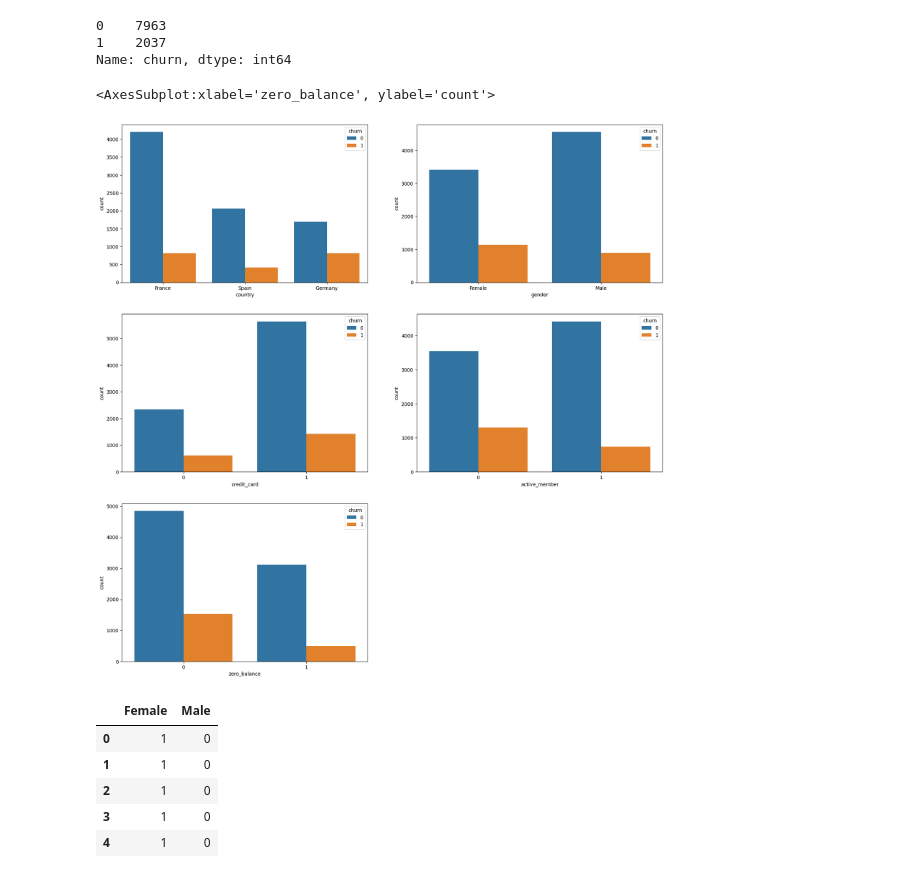
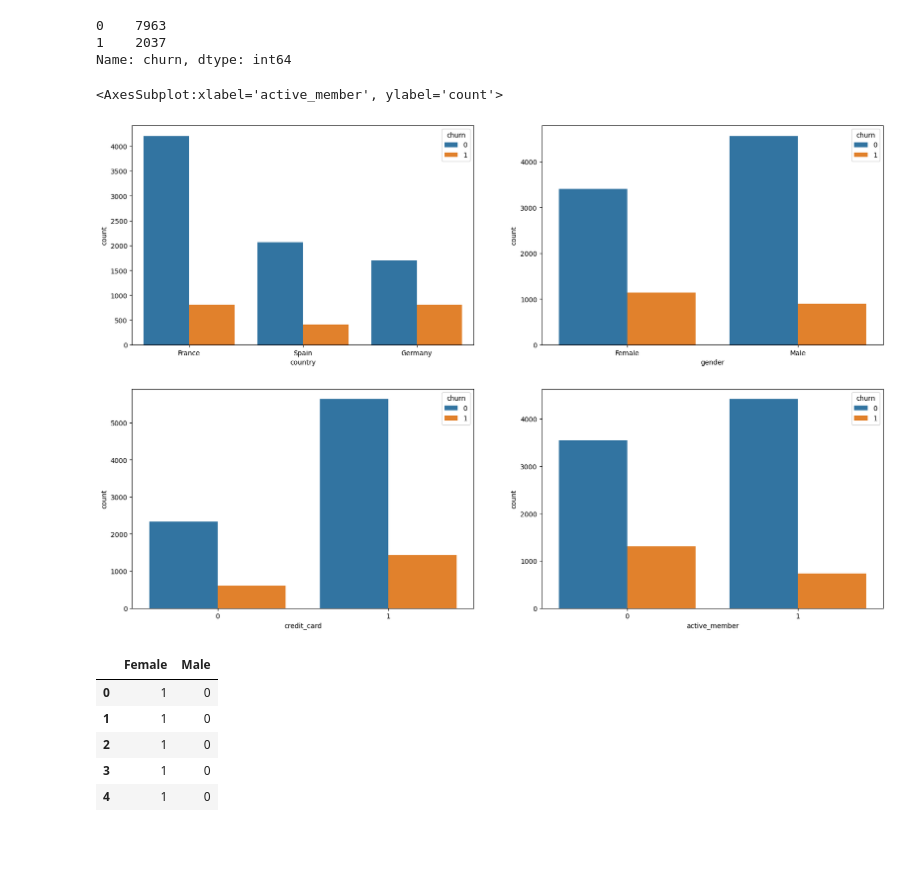
Before and after one commit to mmwitters/CDA_Project, a Jupyter notebook: Final Project.ipynb, the cells around one changed output. Cells and saved outputs as stored; diff of their text form; code cells hidden in the pictures; blank space fills up the shorter version.

```diff
--- a/Final Project.ipynb
+++ b/Final Project.ipynb
@@ -128,24 +128,21 @@ Name: churn, dtype: int64
 # %%
 plt.figure(figsize=(20,20))
 #plt.title("Boxplots of Numeric Dependent Variables") try to add in tile later ?
 
 plt.subplot(3,2,1)
 sns.countplot(data=data, x="country", hue="churn")
 
 plt.subplot(3,2,2)
 sns.countplot(data=data, x="gender", hue="churn")
 
 plt.subplot(3,2,3)
 sns.countplot(data=data, x="credit_card", hue="churn")
 
 plt.subplot(3,2,4)
 sns.countplot(data=data, x="active_member", hue="churn")
-
-plt.subplot(3,2,5)
-sns.countplot(data=data2, x="zero_balance", hue="churn")
 # %% [output]
-<AxesSubplot:xlabel='zero_balance', ylabel='count'>
+<AxesSubplot:xlabel='active_member', ylabel='count'>
-[figure, old version]
+[figure, new version]
 # %%
 g_one_hot = pd.get_dummies(data['gender'])
 g_one_hot.head()
```
Also changed, not shown: parts of 13 cells of this notebook.
